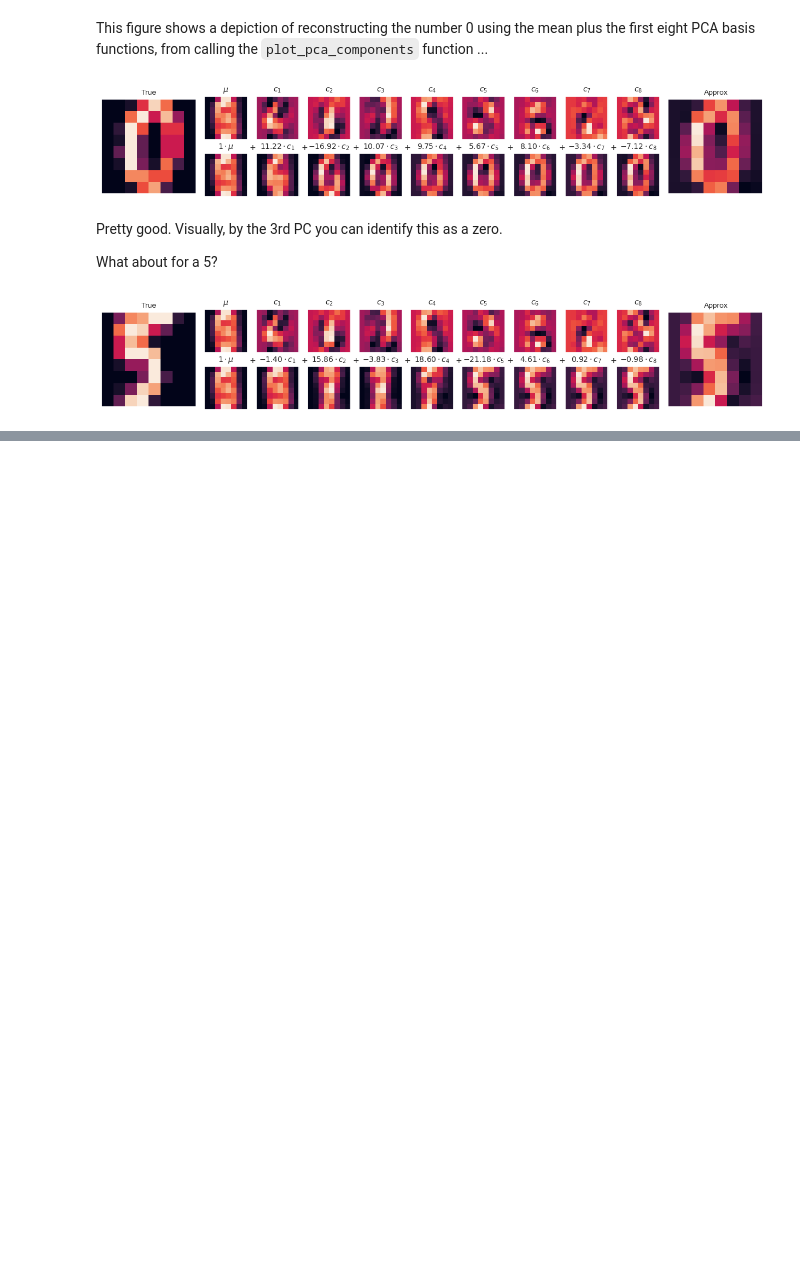
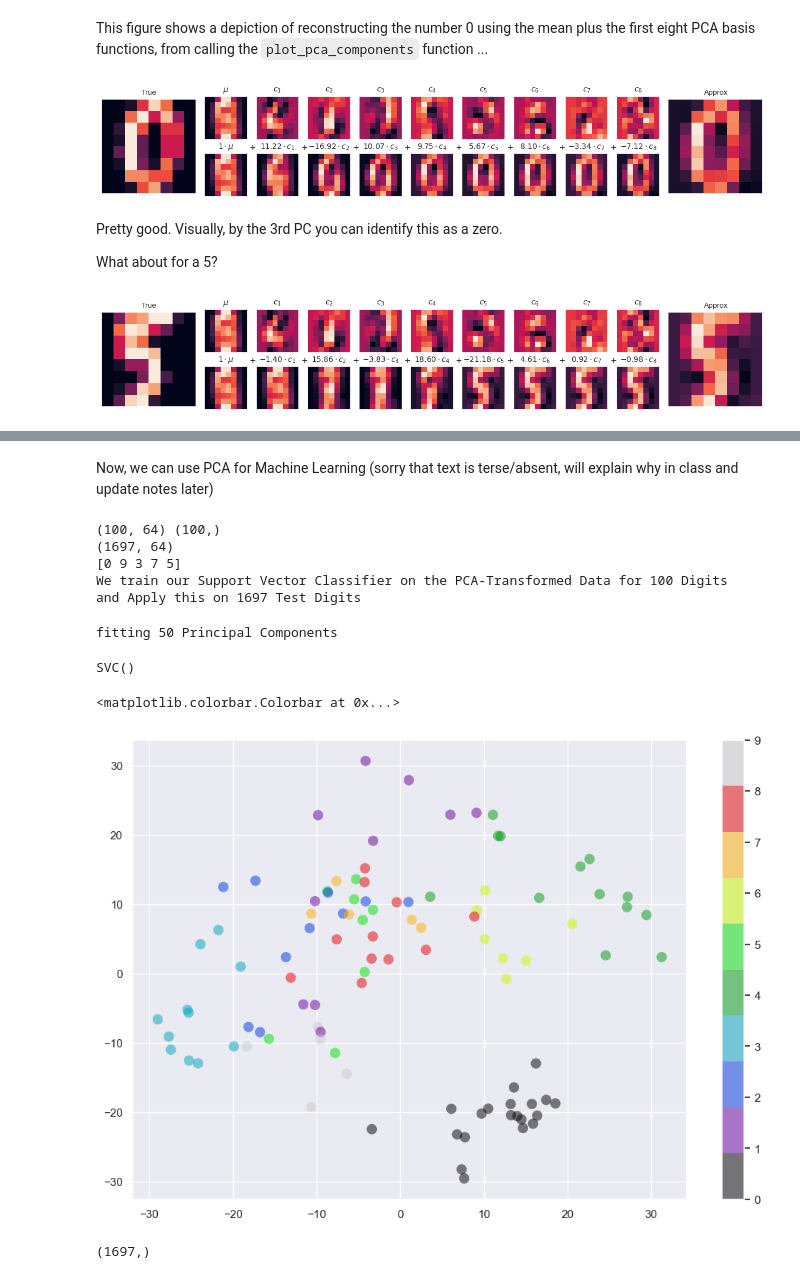
Before and after one commit to thaynecurrie/phys7903_fall2025, a Jupyter notebook: ScientificPythonNotes/NumPy/Python_NumPy_part9.ipynb, the cells around one changed output, grey strips where cells are left out. Saved outputs shown, nothing was run; the diff lists cells and outputs as text; code cells hidden in the pictures; blank space fills up the shorter version.

```diff
--- a/ScientificPythonNotes/NumPy/Python_NumPy_part9.ipynb
+++ b/ScientificPythonNotes/NumPy/Python_NumPy_part9.ipynb
@@ -380,0 +384,40 @@ We need more PCs to really be able to identify this as (likely) a 5.
+# %% [markdown]
+Now, we can use PCA for Machine Learning (sorry that text is terse/absent, will explain why in class and update notes later)
+# %%
+#
+from sklearn.model_selection import train_test_split
+
+trainsize=100
+#trainsize=1796
+testsize=digits.data.shape[0]-trainsize
+
+Xtrain, Xtest, ytrain, ytest = train_test_split(digits.data, digits.target,test_size=testsize,train_size=trainsize,
+                                                random_state=42) #the random state is set just so you can reproduce the results cleanly
+
+print(Xtrain.shape,ytrain.shape)
+print(Xtest.shape)
+
+print(ytrain[0:5])
+
+print('We train our Support Vector Classifier on the PCA-Transformed Data for {0:d} Digits'.format(trainsize))
+print('and Apply this on {0:d} Test Digits'.format(testsize))
+# %% [output]
+(100, 64) (100,)
+(1697, 64)
+[0 9 3 7 5]
+We train our Support Vector Classifier on the PCA-Transformed Data for 100 Digits
+and Apply this on 1697 Test Digits
+# %%
+
+npca=50
+from sklearn.decomposition import PCA
+pca = PCA(n_components=npca, whiten=False)
+pca.fit(Xtrain)
+#X_red = pca.transform(resultt)
+
+X_red=pca.transform(Xtrain)
+X_red.shape
+
+print('fitting {0:d} Principal Components'.format(X_red.shape[1]))
+# %% [output]
+fitting 50 Principal Components
@@ -380,0 +426,30 @@ We need more PCs to really be able to identify this as (likely) a 5.
+# %%
+linclass2 = SVC()
+linclass2.fit(X_red,ytrain)
+# %% [output]
+SVC()
+# %%
+#now plot the scatter of stuff
+
+plt.scatter(X_red[:,0], X_red[:,1],
+#plt.scatter(X_red[:,1], X_red[:,4],
+             c=ytrain, edgecolor='none', alpha=0.5, s=100,
+             cmap=plt.cm.get_cmap('nipy_spectral', 10))
+
+plt.colorbar()
+# %% [output]
+<matplotlib.colorbar.Colorbar at 0x...>
+[figure, added]
+# %%
+# Now see how good it is:
+# Use the PCA to fit the validation data,
+# then use the classifier to classify digits.
+X_red_validation = pca.transform(Xtest)
+yhat_validation = linclass2.predict(X_red_validation)
+
+y_validation = ytest
+
+y_validation.shape
+ytest.shape
+# %% [output]
+(1697,)
```
Also changed, not shown: parts of 16 cells of this notebook.
